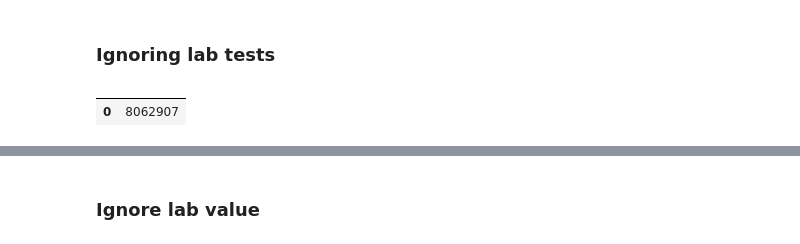
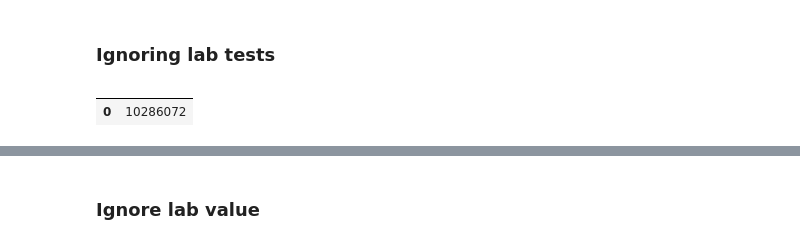
Before and after one commit to brettbj/association-robustness, a Jupyter notebook: Exploration.ipynb, the cells around one changed output, grey strips where cells are left out. Saved outputs shown, nothing was run; the diff lists cells and outputs as text; code cells hidden in the pictures.

```diff
--- a/Exploration.ipynb
+++ b/Exploration.ipynb
@@ -388,22 +390,22 @@ dist = age_histogram(group_table=f'{hy_db}.dbo.t2dControlEmerge')
 # %%
 # Keep patients with multiple visits & any glucose lab value
 pos_query = ("drop table if exists t2dControlEmergeIgnoreLab;"
             " select t1.MemberNum"
             " into t2dControlEmergeIgnoreLab"
             " from (select distinct MemberNum from VisitCount where visits > 1) as t1"
             )
 
 # Remove patients with DM dx (incl family hx)
 neg_query = ("delete from t2dControlEmergeIgnoreLab"
             " where MemberNum in"
-            " (select distinct MemberNum from DxDm"
+            " (select distinct MemberNum from DxDmNonLab"
             "  union select distinct MemberNum from RxDm)")
 
 hy_cxn.execute(';'.join([pos_query, neg_query]))
 pd.read_sql('select count(*) from t2dControlEmergeIgnoreLab', hy_cxn)
 # %% [output]
 |  |  |
-| 0 | 8062907 |
+| 0 | 10286072 |
 # %%
 plt.figure(figsize=(12, 4))
 hist = age_histogram(group_table=f'{hy_db}.dbo.t2dControlEmergeIgnoreLab')
```
Also changed, not shown: parts of 30 cells of this notebook, 1 other file.
